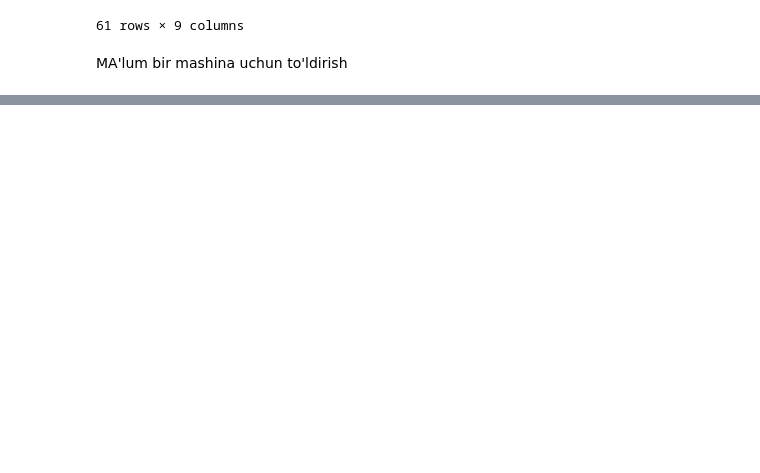
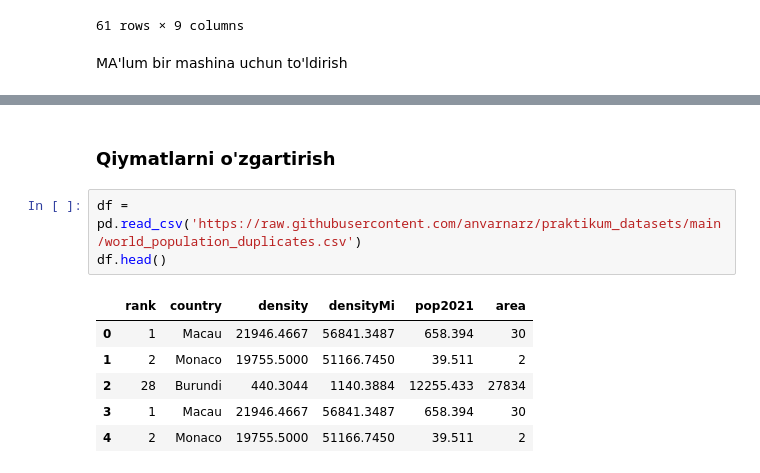
Before and after one commit to Ahmadjon0125/Mohirdev_lessons, a Jupyter notebook: 04.Ma'lumotlarga ishlov berish. Ma'lumotlarni tayyorlash/01.dropna.ipynb, the cells around one changed output, grey strips where cells are left out. Saved outputs shown, nothing was run; the diff lists cells and outputs as text; blank space fills up the shorter version.

```diff
--- a/04.Ma'lumotlarga ishlov berish. Ma'lumotlarni tayyorlash/01.dropna.ipynb
+++ b/04.Ma'lumotlarga ishlov berish. Ma'lumotlarni tayyorlash/01.dropna.ipynb
@@ -284,3 +284,15 @@ df[df.company=='toyota'].bfill()
 | 70 | toyota | wagon | 95.7 | 169.7 | ohc | four | 62.0 | 27.0 | ... |
 | 71 | toyota | wagon | 95.7 | 169.7 | ohc | four | 156.0 | 27.0 | ... |
 | 79 | toyota | wagon | 104.5 | 187.8 | dohc | six | 156.0 | NaN | ... |
+# %% [markdown]
+### Qiymatlarni o'zgartirish
+# %%
+df = pd.read_csv('https://raw.githubusercontent.com/anvarnarz/praktikum_datasets/main/world_population_duplicates.csv')
+df.head()
+# %% [output]
+|  | rank | country | density | densityMi | pop2021 | area |
+| 0 | 1 | Macau | 21946.4667 | 56841.3487 | 658.394 | 30 |
+| 1 | 2 | Monaco | 19755.5000 | 51166.7450 | 39.511 | 2 |
+| 2 | 28 | Burundi | 440.3044 | 1140.3884 | 12255.433 | 27834 |
+| 3 | 1 | Macau | 21946.4667 | 56841.3487 | 658.394 | 30 |
+| 4 | 2 | Monaco | 19755.5000 | 51166.7450 | 39.511 | 2 |
```
Also changed, not shown: parts of 12 cells of this notebook.
